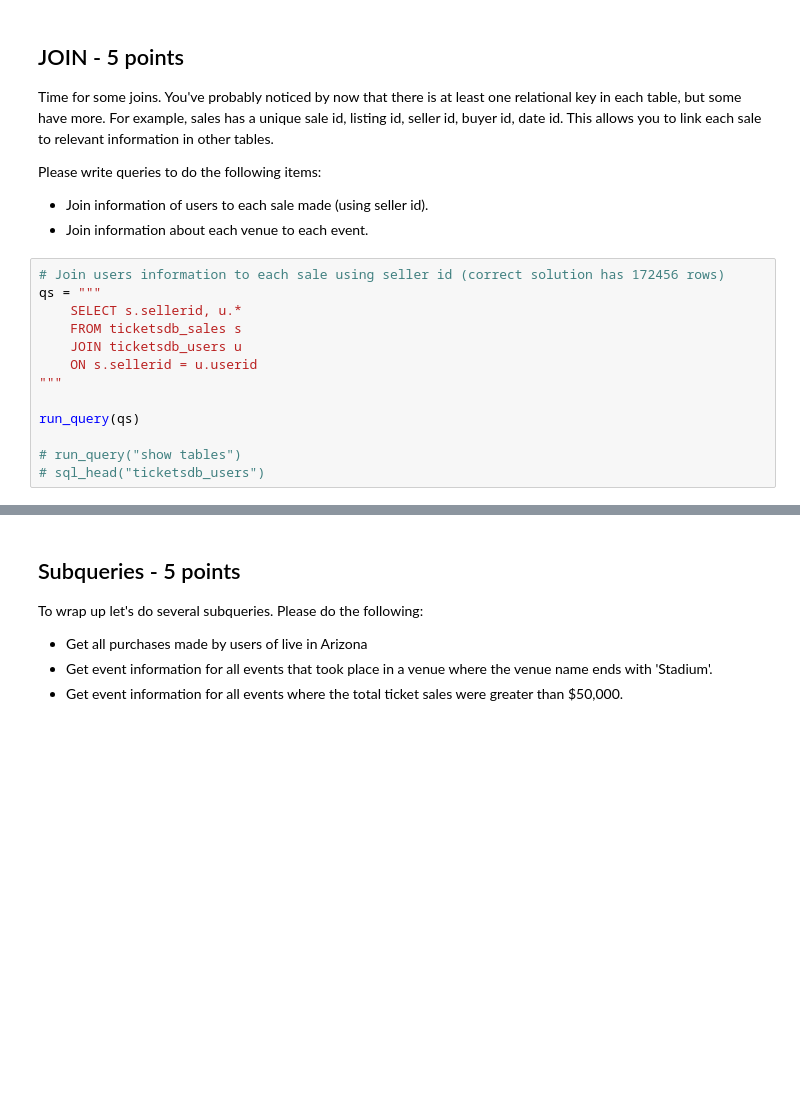
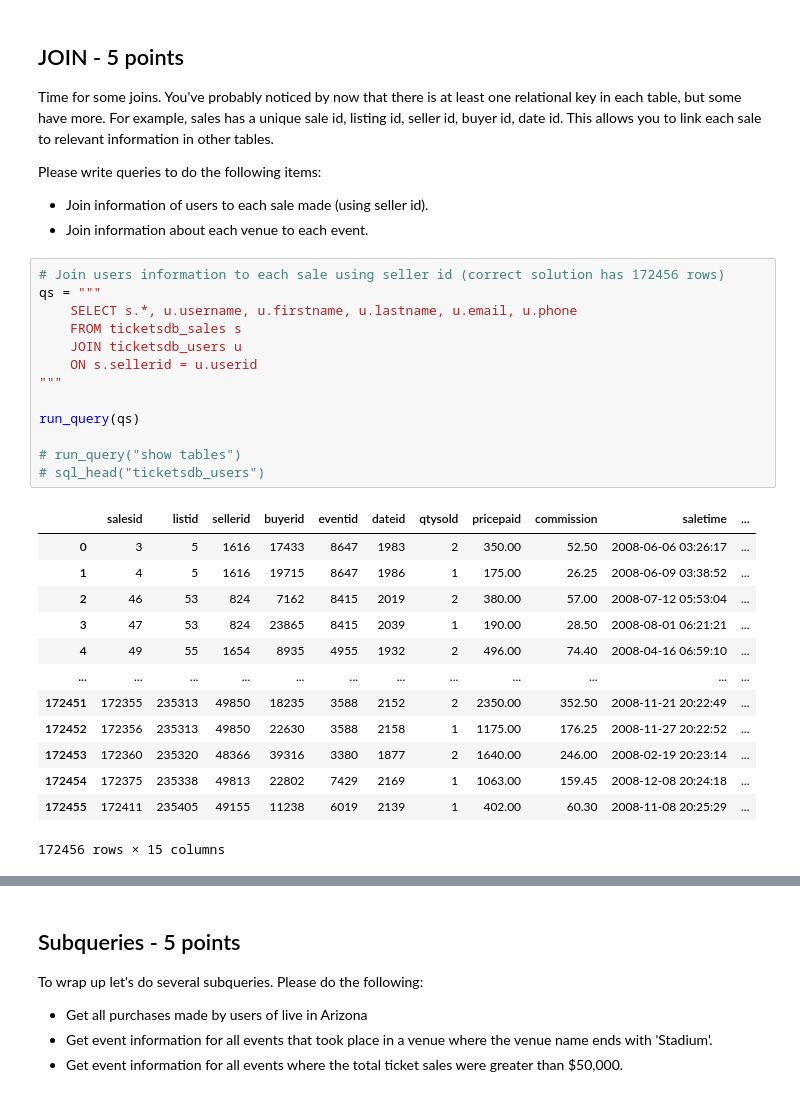
Before and after one commit to CougarBellinger/ISTA-322-FA24, a Jupyter notebook: Classwork/Homework/DE_HW4_cougar_bellinger.ipynb, the cells around one changed output, grey strips where cells are left out. Cells and saved outputs as stored; diff of their text form; blank space fills up the shorter version.

```diff
--- a/Classwork/Homework/DE_HW4_cougar_bellinger.ipynb
+++ b/Classwork/Homework/DE_HW4_cougar_bellinger.ipynb
@@ -353,15 +353,29 @@ Please write queries to do the following items:
 # %%
 # Join users information to each sale using seller id (correct solution has 172456 rows)
 qs = """
-    SELECT s.sellerid, u.*
+    SELECT s.*, u.username, u.firstname, u.lastname, u.email, u.phone
     FROM ticketsdb_sales s
     JOIN ticketsdb_users u
     ON s.sellerid = u.userid
 """
 
 run_query(qs)
 
 # run_query("show tables")
 # sql_head("ticketsdb_users")
+# %% [output]
+|  | salesid | listid | sellerid | buyerid | eventid | dateid | qtysold | pricepaid | commission | saletime | ... |
+| 0 | 3 | 5 | 1616 | 17433 | 8647 | 1983 | 2 | 350.00 | 52.50 | 2008-06-06 03:26:17 | ... |
+| 1 | 4 | 5 | 1616 | 19715 | 8647 | 1986 | 1 | 175.00 | 26.25 | 2008-06-09 03:38:52 | ... |
+| 2 | 46 | 53 | 824 | 7162 | 8415 | 2019 | 2 | 380.00 | 57.00 | 2008-07-12 05:53:04 | ... |
+| 3 | 47 | 53 | 824 | 23865 | 8415 | 2039 | 1 | 190.00 | 28.50 | 2008-08-01 06:21:21 | ... |
+| 4 | 49 | 55 | 1654 | 8935 | 4955 | 1932 | 2 | 496.00 | 74.40 | 2008-04-16 06:59:10 | ... |
+| ... | ... | ... | ... | ... | ... | ... | ... | ... | ... | ... | ... |
+| 172451 | 172355 | 235313 | 49850 | 18235 | 3588 | 2152 | 2 | 2350.00 | 352.50 | 2008-11-21 20:22:49 | ... |
+| 172452 | 172356 | 235313 | 49850 | 22630 | 3588 | 2158 | 1 | 1175.00 | 176.25 | 2008-11-27 20:22:52 | ... |
+| 172453 | 172360 | 235320 | 48366 | 39316 | 3380 | 1877 | 2 | 1640.00 | 246.00 | 2008-02-19 20:23:14 | ... |
+| 172454 | 172375 | 235338 | 49813 | 22802 | 7429 | 2169 | 1 | 1063.00 | 159.45 | 2008-12-08 20:24:18 | ... |
+| 172455 | 172411 | 235405 | 49155 | 11238 | 6019 | 2139 | 1 | 402.00 | 60.30 | 2008-11-08 20:25:29 | ... |
+172456 rows × 15 columns
 # %%
 # For each event attach the venue information (correct solution has 8659 rows)
```
Also changed, not shown: parts of 4 cells of this notebook.
